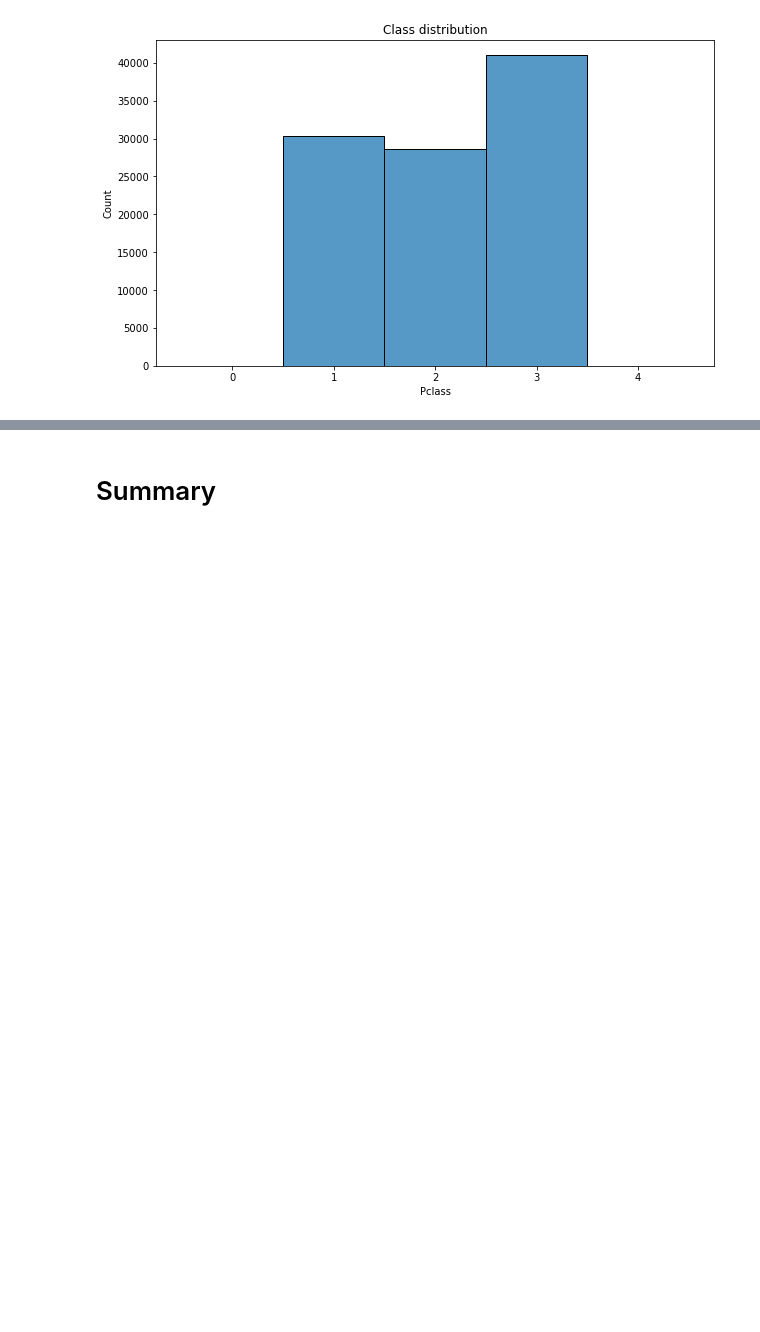
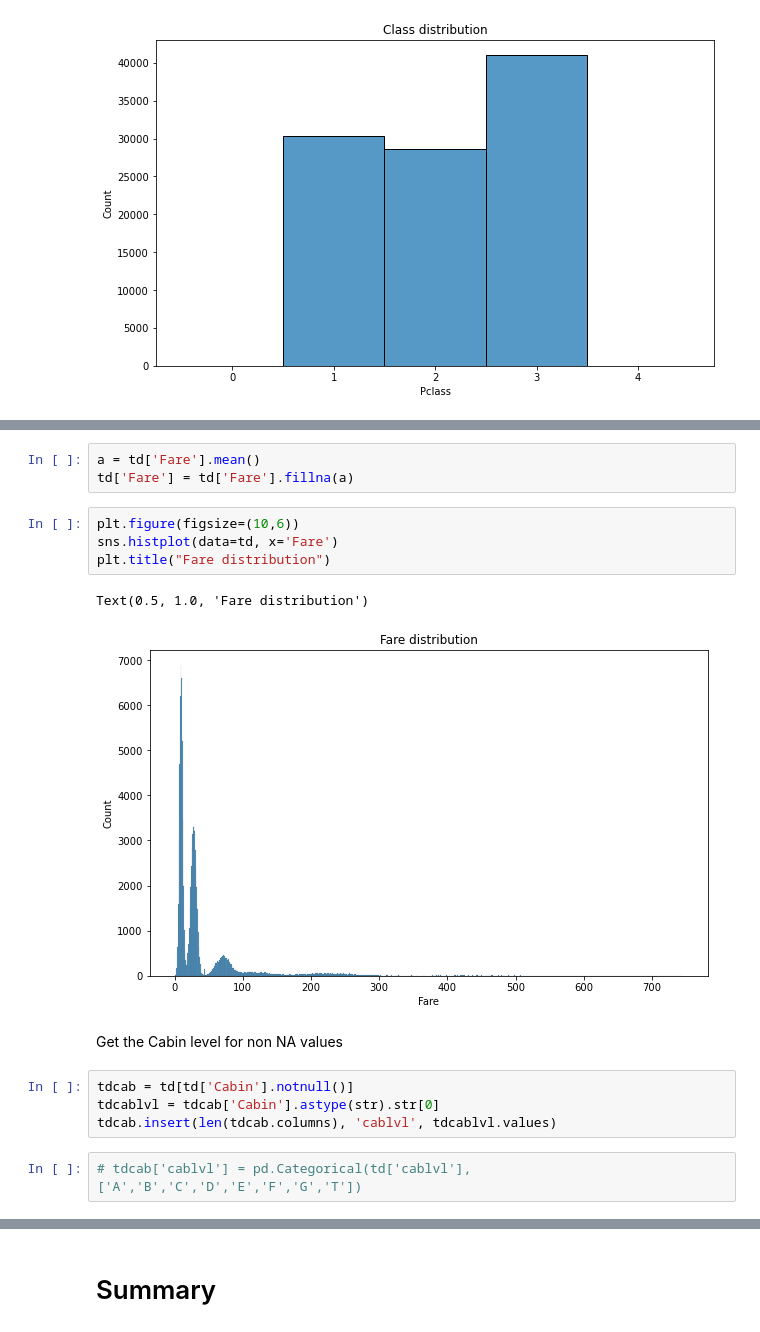
Before and after one commit to tshura/ml-intro, a Jupyter notebook: 2_data_exploration/eda.ipynb, the cells around one changed output, grey strips where cells are left out. Cells and saved outputs as stored; diff of their text form; blank space fills up the shorter version.

```diff
--- a/2_data_exploration/eda.ipynb
+++ b/2_data_exploration/eda.ipynb
@@ -86,0 +105,18 @@ Text(0.5, 1.0, 'Embarked')
+# %%
+a = td['Fare'].mean()
+td['Fare'] = td['Fare'].fillna(a)
+# %%
+plt.figure(figsize=(10,6))
+sns.histplot(data=td, x='Fare')
+plt.title("Fare distribution")
+# %% [output]
+Text(0.5, 1.0, 'Fare distribution')
+[figure, added]
+# %% [markdown]
+Get the Cabin level for non NA values
+# %%
+tdcab = td[td['Cabin'].notnull()]
+tdcablvl = tdcab['Cabin'].astype(str).str[0]
+tdcab.insert(len(tdcab.columns), 'cablvl', tdcablvl.values)
+# %%
+# tdcab['cablvl'] = pd.Categorical(td['cablvl'], ['A','B','C','D','E','F','G','T'])
```
Also changed, not shown: parts of 18 cells of this notebook.
